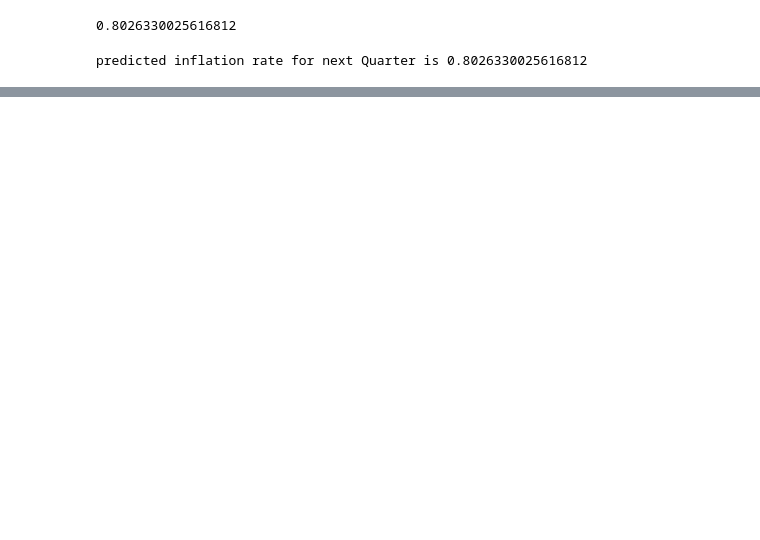
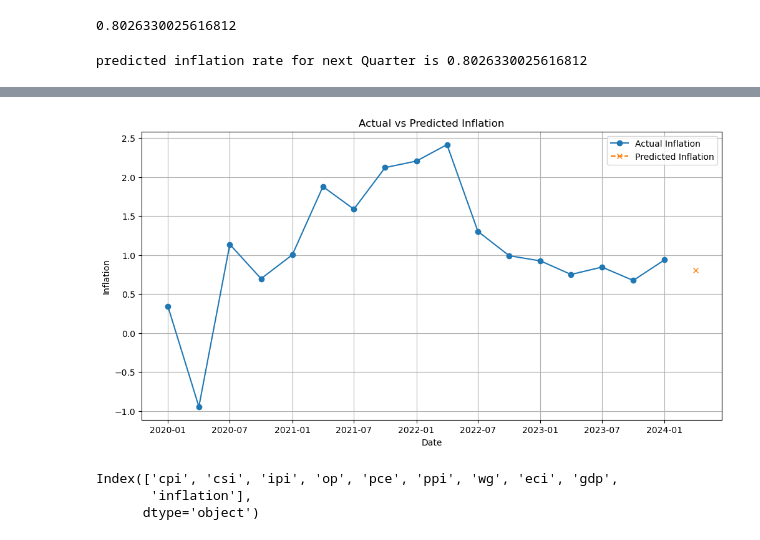
Before and after one commit to Seyla123/Team-Data-Analyze, a Jupyter notebook: Collaborator/Seav Seyla/hackathon 2/HexCode+.ipynb, the cells around one changed output, grey strips where cells are left out. Saved outputs shown, nothing was run; the diff lists cells and outputs as text; code cells hidden in the pictures; blank space fills up the shorter version.

```diff
--- a/Collaborator/Seav Seyla/hackathon 2/HexCode+.ipynb
+++ b/Collaborator/Seav Seyla/hackathon 2/HexCode+.ipynb
@@ -537,0 +558,3 @@ predicted inflation rate for next Quarter is 0.8026330025616812
+# %%
+df_predicted = df.copy()
+df_predicted
@@ -537,0 +576,3 @@ predicted inflation rate for next Quarter is 0.8026330025616812
+# %%
+dates = df_predicted.index
+dates[-1]
@@ -537,0 +581,4 @@ predicted inflation rate for next Quarter is 0.8026330025616812
+# %%
+# Next predicted date and value
+next_date = dates[-1] + pd.DateOffset(months=3)  # Adding 3 months to get the next quarter
+next_date
@@ -537,0 +587,4 @@ predicted inflation rate for next Quarter is 0.8026330025616812
+# %%
+# Add the new date and predicted value to the DataFrame
+df_predicted.loc[next_date] = predicted_next_Q
+df_predicted
@@ -537,0 +725,26 @@ predicted inflation rate for next Quarter is 0.8026330025616812
+# %%
+predicted_df = df_predicted[df_predicted.index=='2024-04-01']
+# Plot the actual inflation values
+plt.figure(figsize=(12, 6))
+plt.plot(df_2020.index, df_2020['inflation'], label='Actual Inflation', marker='o')
+
+# Plot the predicted inflation values
+plt.plot(predicted_df.index, predicted_df['inflation'], label='Predicted Inflation', linestyle='--', marker='x')
+
+# Add title and labels
+plt.title('Actual vs Predicted Inflation')
+plt.xlabel('Date')
+plt.ylabel('Inflation')
+plt.legend()
+plt.grid(True)
+plt.tight_layout
+# Show the plot
+plt.show()
+# %% [output]
+[figure, added]
+# %%
+df.columns
+# %% [output]
+Index(['cpi', 'csi', 'ipi', 'op', 'pce', 'ppi', 'wg', 'eci', 'gdp',
+       'inflation'],
+      dtype='object')
```
Also changed, not shown: parts of 25 cells of this notebook, 1 other file.
